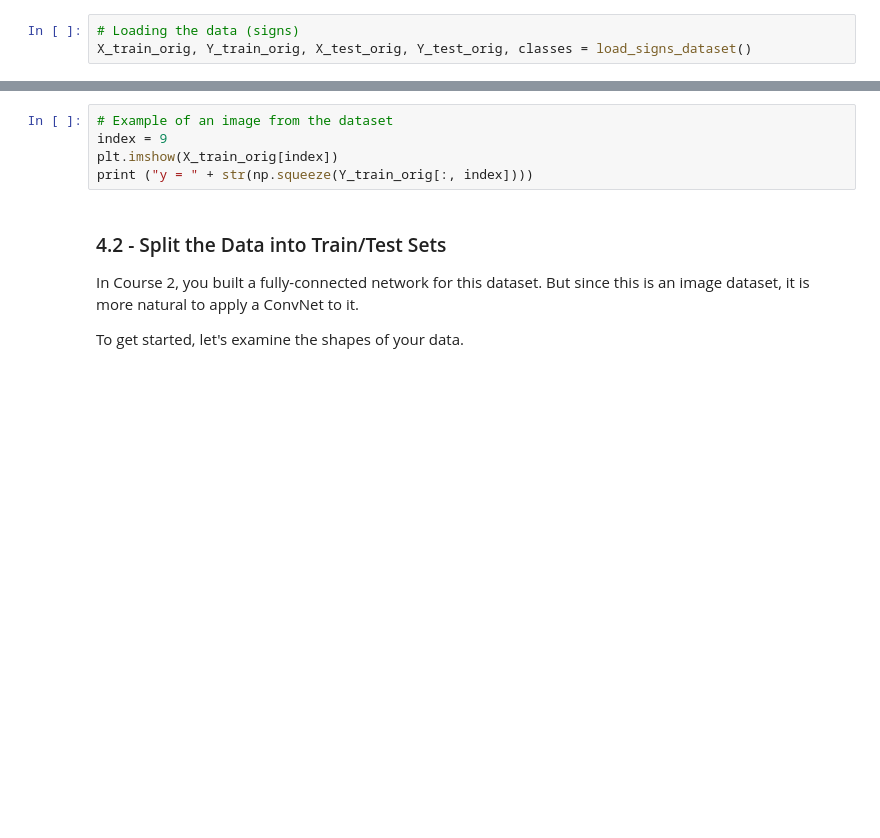
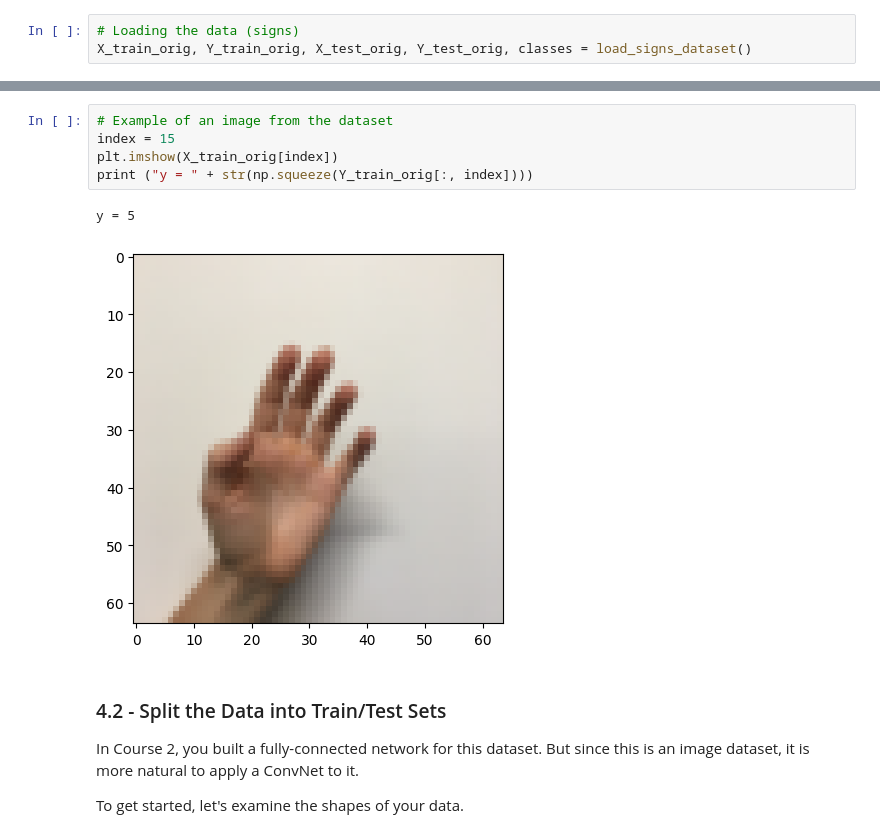
Before and after one commit to arjangupta/cv-playground, a Jupyter notebook: coursera/W1A2/Convolution_model_Application.ipynb, the cells around one changed output, grey strips where cells are left out. Drawn from its saved outputs; the diff is of its cells as text; blank space fills up the shorter version.

```diff
--- a/coursera/W1A2/Convolution_model_Application.ipynb
+++ b/coursera/W1A2/Convolution_model_Application.ipynb
@@ -288,9 +319,12 @@ X_train_orig, Y_train_orig, X_test_orig, Y_test_orig, classes = load_signs_datas
 The next cell will show you an example of a labelled image in the dataset. Feel free to change the value of `index` below and re-run to see different examples.
 # %%
 # Example of an image from the dataset
-index = 9
+index = 15
 plt.imshow(X_train_orig[index])
 print ("y = " + str(np.squeeze(Y_train_orig[:, index])))
+# %% [output]
+y = 5
+[figure, added]
 # %% [markdown]
 <a name='4-2'></a>
 ### 4.2 - Split the Data into Train/Test Sets
```
Also changed, not shown: parts of 7 cells of this notebook.
